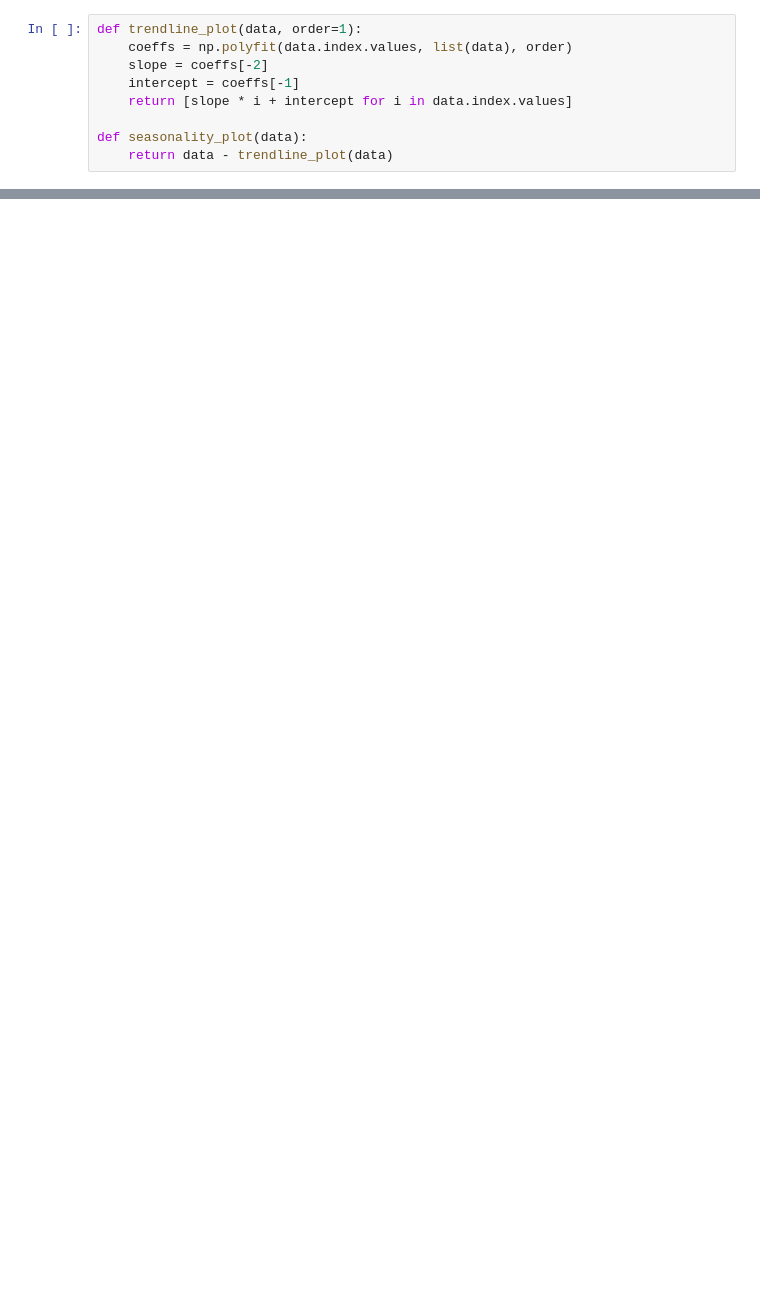
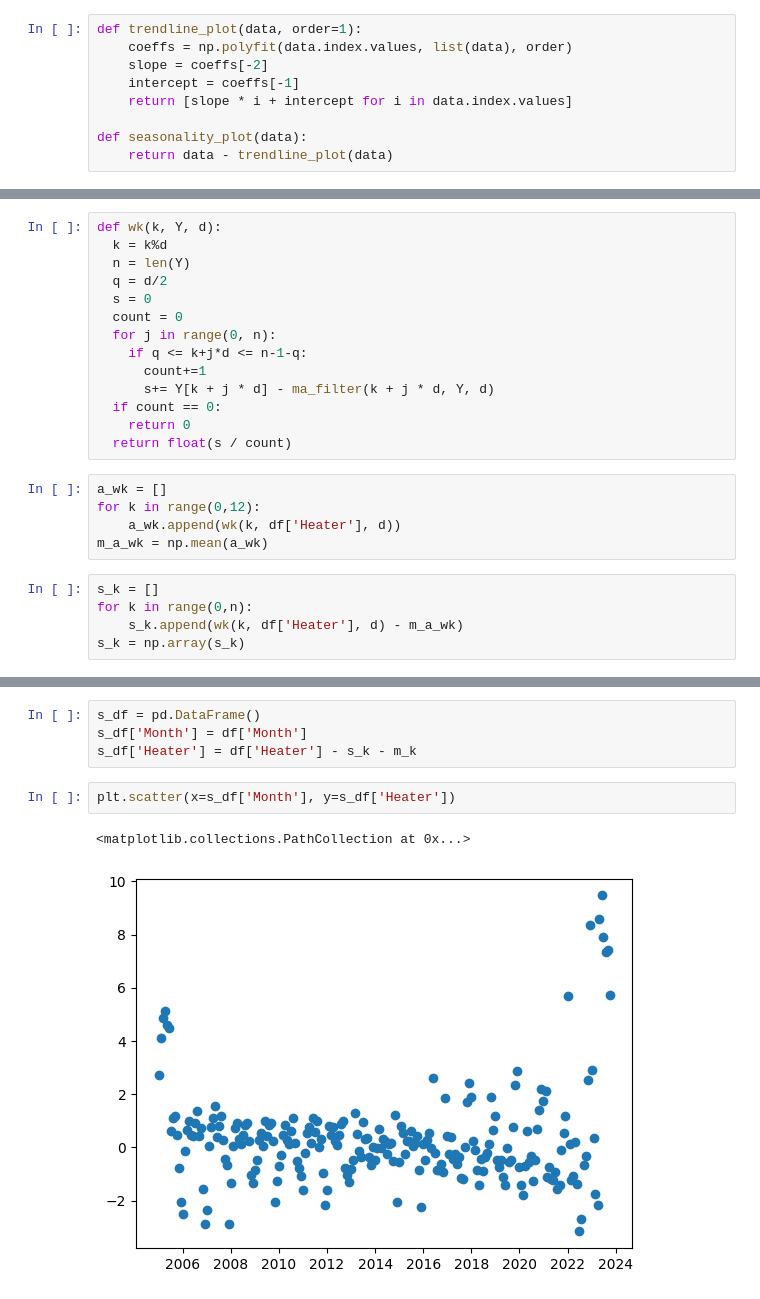
Before and after one commit to kurugodukarthik11/Time-series-analysis, a Jupyter notebook: assignments/assignment_2/sol.ipynb, the cells around one changed output, grey strips where cells are left out. Drawn from its saved outputs; the diff is of its cells as text; blank space fills up the shorter version.

```diff
--- a/assignments/assignment_2/sol.ipynb
+++ b/assignments/assignment_2/sol.ipynb
@@ -81,0 +115,24 @@ app.run_server(debug=True)
+# %%
+def wk(k, Y, d):
+  k = k%d
+  n = len(Y)
+  q = d/2
+  s = 0
+  count = 0
+  for j in range(0, n):
+    if q <= k+j*d <= n-1-q:
+      count+=1
+      s+= Y[k + j * d] - ma_filter(k + j * d, Y, d)
+  if count == 0:
+    return 0
+  return float(s / count)
+# %%
+a_wk = []
+for k in range(0,12):
+    a_wk.append(wk(k, df['Heater'], d))
+m_a_wk = np.mean(a_wk)
+# %%
+s_k = []
+for k in range(0,n):
+    s_k.append(wk(k, df['Heater'], d) - m_a_wk)
+s_k = np.array(s_k)
@@ -81,0 +155,9 @@ app.run_server(debug=True)
+# %%
+s_df = pd.DataFrame()
+s_df['Month'] = df['Month']
+s_df['Heater'] = df['Heater'] - s_k - m_k
+# %%
+plt.scatter(x=s_df['Month'], y=s_df['Heater'])
+# %% [output]
+<matplotlib.collections.PathCollection at 0x...>
+[figure, added]
```
Also changed, not shown: parts of 27 cells of this notebook, 2 other files.
